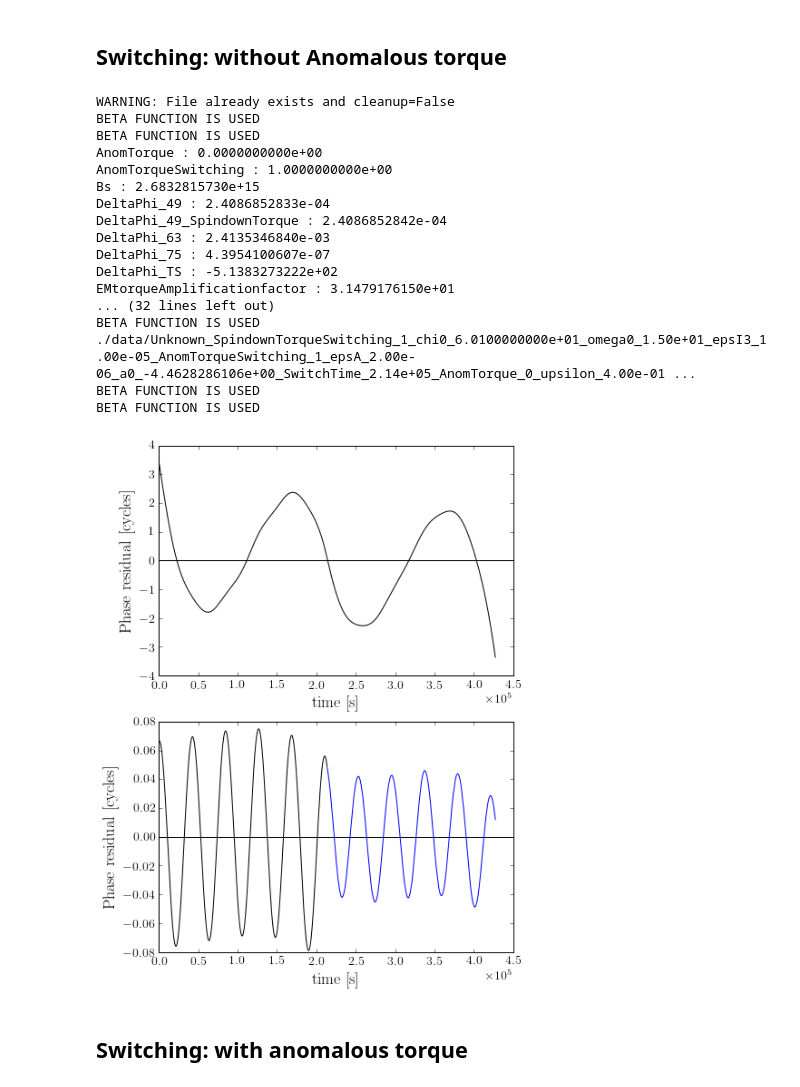
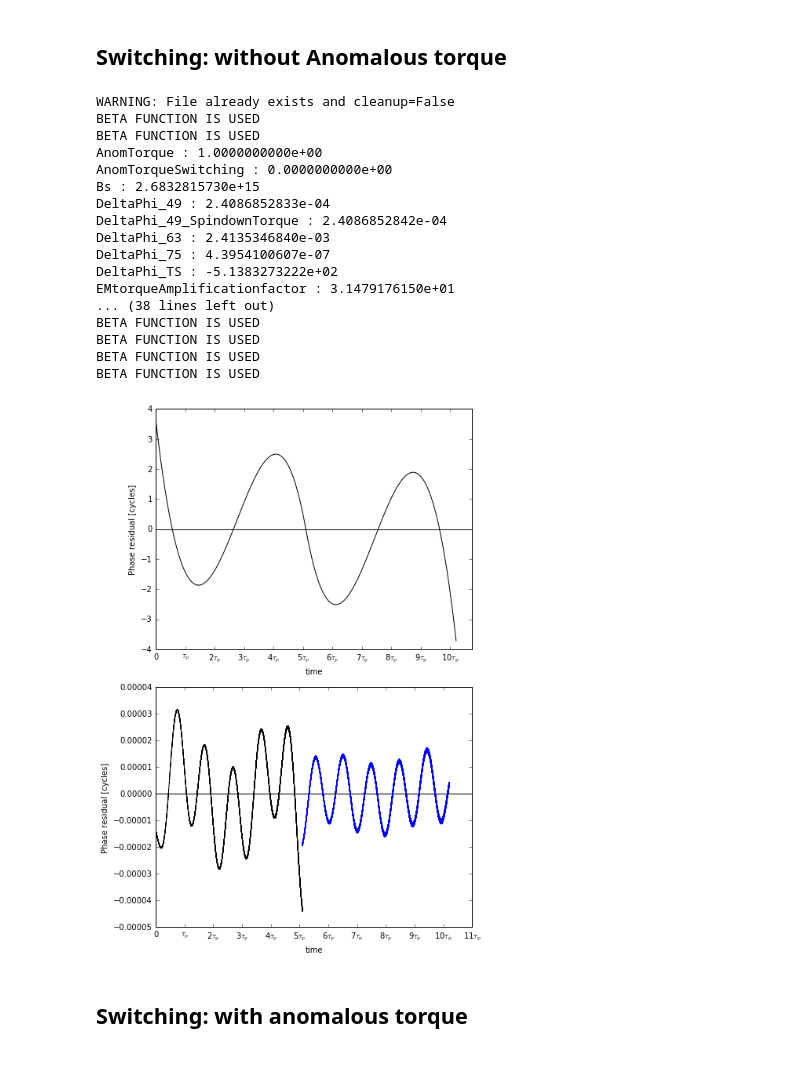
Before and after one commit to GregoryAshton/thesis, a Jupyter notebook: inertial_frame/ManualSwitching.ipynb, the cells around one changed output. Drawn from its saved outputs; the diff is of its cells as text; code cells hidden in the pictures.

```diff
--- a/inertial_frame/ManualSwitching.ipynb
+++ b/inertial_frame/ManualSwitching.ipynb
@@ -52,6 +52,8 @@ a0 = beta #- np.degrees(spindown_angle)
 # Simulation parameters
 n = 500000
 error = 1e-11
+
+noise=None
 # %% [output]
 BETA FUNCTION IS USED
 Assuming chi has been given in degrees rather than radians
@@ -98,44 +101,45 @@ BETA FUNCTION IS USED
 # %%
 AnomTorqueSwitching=False
 upsilon = 0.4
+
 file_name = main(chi0=chi0, epsI3=epsI3, epsA=epsA, omega0=omega0, T=T,
                  n=n, error=error, a0=a0, cleanup=False, DryRun=False,
                  SwitchTime=SwitchTime, upsilon=upsilon,
-                 AnomTorque=AnomTorqueSwitching) # Watch out here
+                 AnomTorqueSwitching=AnomTorqueSwitching)
 
 File_Functions.PrintParameterDictionary(file_name)
 
 
 fig1, (ax1, ax2) = plt.subplots(nrows=2, figsize=(7, 10))
-ax1 = Plot.PhaseResidual(file_name, ax=ax1)
+ax1 = Plot.PhaseResidual(file_name, ax=ax1, noise=noise, color="k")
 leg = plt.legend()
 
-ax2 = Plot.PhaseResidual(file_name, ax=ax2,
+ax2 = Plot.PhaseResidual(file_name, ax=ax2, noise=noise, color="k",
                            tstart=0, tend=SwitchTime)
-ax2 = Plot.PhaseResidual(file_name, ax=ax2,
-                           tstart=SwitchTime, tend=None)
-
+ax2 = Plot.PhaseResidual(file_name, ax=ax2,  noise=noise, color="b",
+                         tstart=SwitchTime, tend=None)
+plt.tight_layout()
 plt.savefig("img/SwitchingWithoutAnomTorque.pdf")
 plt.show()
 # %% [output]
 WARNING: File already exists and cleanup=False
 BETA FUNCTION IS USED
 BETA FUNCTION IS USED
-AnomTorque : 0.0000000000e+00
-AnomTorqueSwitching : 1.0000000000e+00
+AnomTorque : 1.0000000000e+00
+AnomTorqueSwitching : 0.0000000000e+00
 Bs : 2.6832815730e+15
 DeltaPhi_49 : 2.4086852833e-04
 DeltaPhi_49_SpindownTorque : 2.4086852842e-04
 DeltaPhi_63 : 2.4135346840e-03
 DeltaPhi_75 : 4.3954100607e-07
 DeltaPhi_TS : -5.1383273222e+02
 EMtorqueAmplificationfactor : 3.1479176150e+01
-... (32 lines left out)
-BETA FUNCTION IS USED
-./data/Unknown_SpindownTorqueSwitching_1_chi0_6.0100000000e+01_omega0_1.50e+01_epsI3_1.00e-05_AnomTorqueSwitching_1_epsA_2.00e-06_a0_-4.4628286106e+00_SwitchTime_2.14e+05_AnomTorque_0_upsilon_4.00e-01 ...
+... (38 lines left out)
 BETA FUNCTION IS USED
 BETA FUNCTION IS USED
+BETA FUNCTION IS USED
+BETA FUNCTION IS USED
-[figure, old version]
+[figure, new version]
 # %%
 main?
 # %% [markdown]
```
Also changed, not shown: parts of 2 cells of this notebook, 16 other files.
